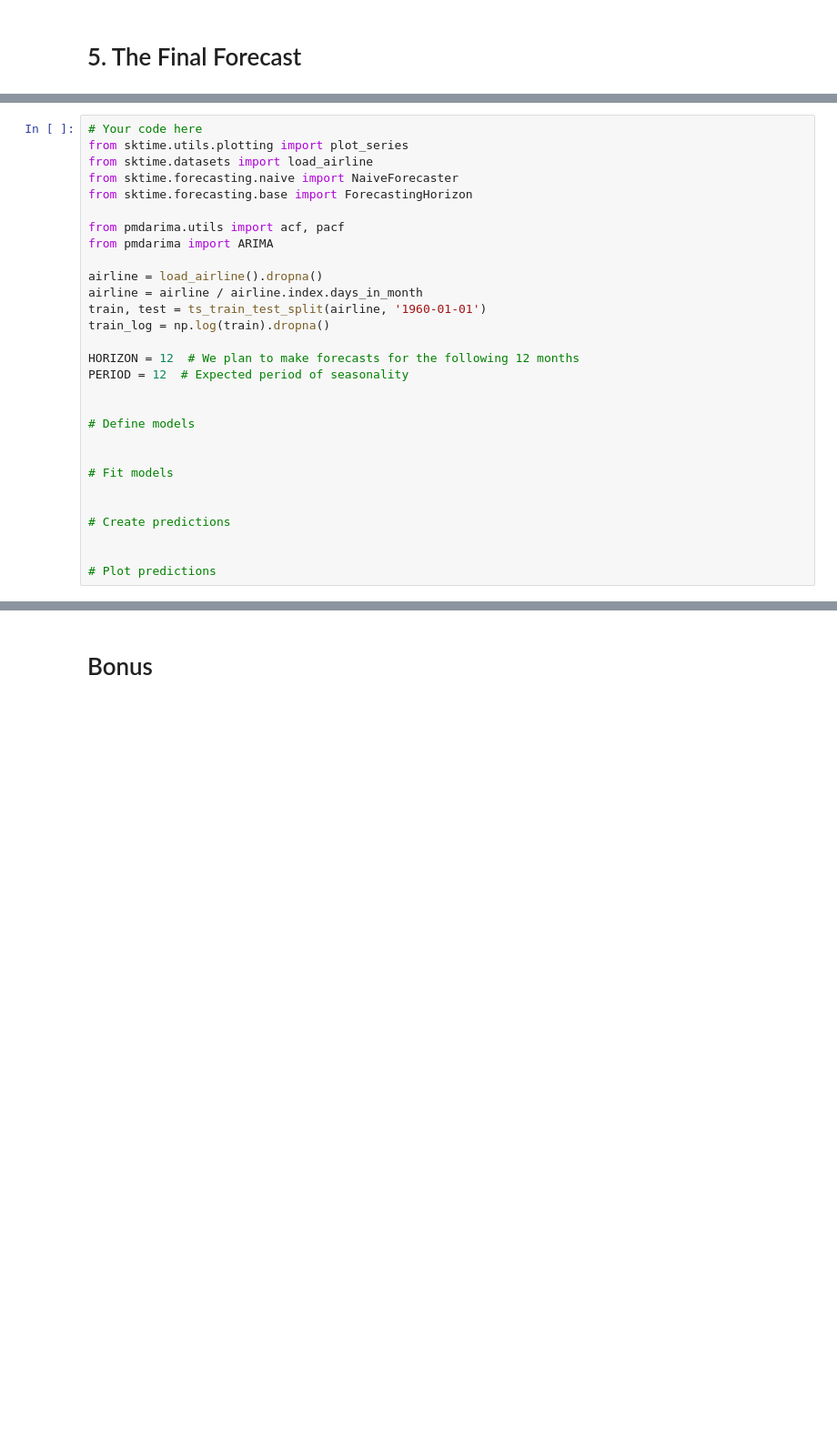
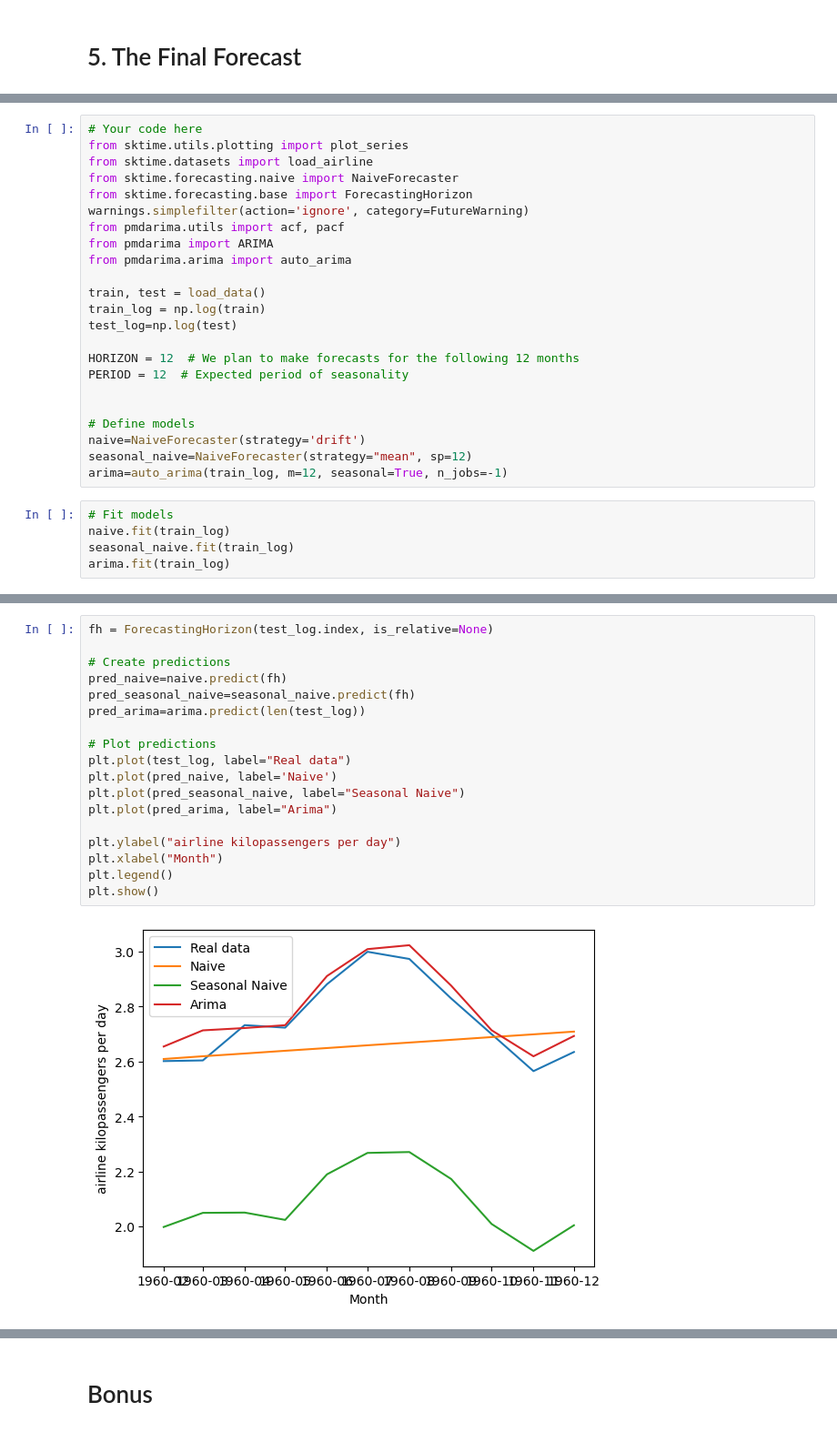
Before and after one commit to ThibaultLaunois/CampNum-12_ML6_time_series, a Jupyter notebook: notebooks/NB2_Time_Series_Forecasts.ipynb, the cells around one changed output, grey strips where cells are left out. Shown at 91% size. Saved outputs shown, nothing was run; the diff lists cells and outputs as text; blank space fills up the shorter version.

Commit message:
feat: add batman and final forecast to nb2

```diff
--- a/notebooks/NB2_Time_Series_Forecasts.ipynb
+++ b/notebooks/NB2_Time_Series_Forecasts.ipynb
@@ -786,26 +820,25 @@ from sktime.utils.plotting import plot_series
 from sktime.datasets import load_airline
 from sktime.forecasting.naive import NaiveForecaster
 from sktime.forecasting.base import ForecastingHorizon
-
+warnings.simplefilter(action='ignore', category=FutureWarning)
 from pmdarima.utils import acf, pacf
 from pmdarima import ARIMA
+from pmdarima.arima import auto_arima
 
-airline = load_airline().dropna()
-airline = airline / airline.index.days_in_month
-train, test = ts_train_test_split(airline, '1960-01-01')
-train_log = np.log(train).dropna()
+train, test = load_data()
+train_log = np.log(train)
+test_log=np.log(test)
 
 HORIZON = 12  # We plan to make forecasts for the following 12 months
 PERIOD = 12  # Expected period of seasonality
 
 
 # Define models
-
-
-# Fit models
-
-
-# Create predictions
-
-
-# Plot predictions
+naive=NaiveForecaster(strategy='drift')
+seasonal_naive=NaiveForecaster(strategy="mean", sp=12)
+arima=auto_arima(train_log, m=12, seasonal=True, n_jobs=-1)
+# %%
+# Fit models
+naive.fit(train_log)
+seasonal_naive.fit(train_log)
+arima.fit(train_log)
@@ -811,0 +848,20 @@ PERIOD = 12  # Expected period of seasonality
+# %%
+fh = ForecastingHorizon(test_log.index, is_relative=None)
+
+# Create predictions
+pred_naive=naive.predict(fh)
+pred_seasonal_naive=seasonal_naive.predict(fh)
+pred_arima=arima.predict(len(test_log))
+
+# Plot predictions
+plt.plot(test_log, label="Real data")
+plt.plot(pred_naive, label='Naive')
+plt.plot(pred_seasonal_naive, label="Seasonal Naive")
+plt.plot(pred_arima, label="Arima")
+
+plt.ylabel("airline kilopassengers per day")
+plt.xlabel("Month")
+plt.legend()
+plt.show()
+# %% [output]
+[figure, added]
```
Also changed, not shown: parts of 16 cells of this notebook.
